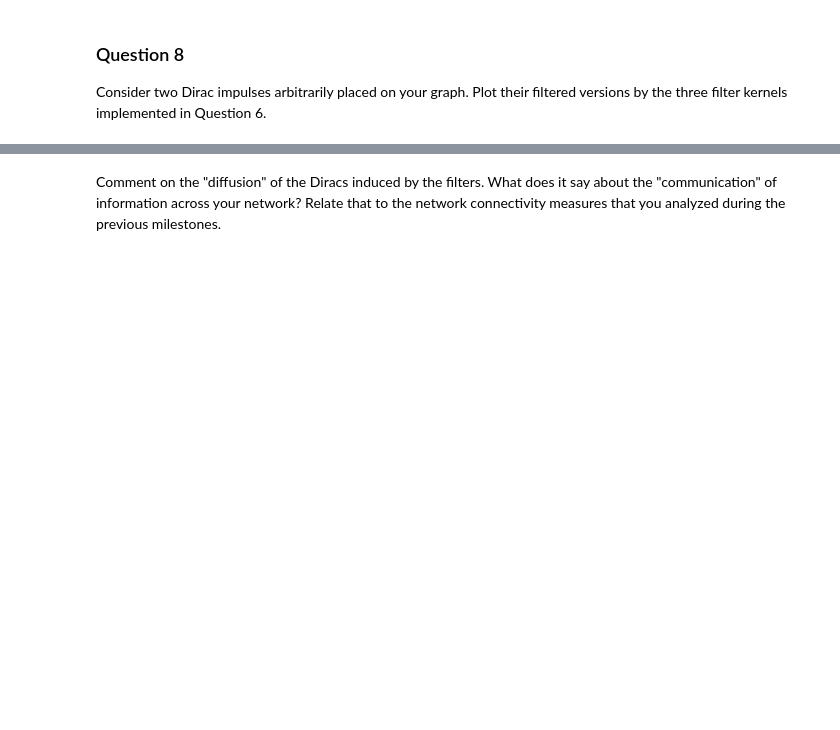
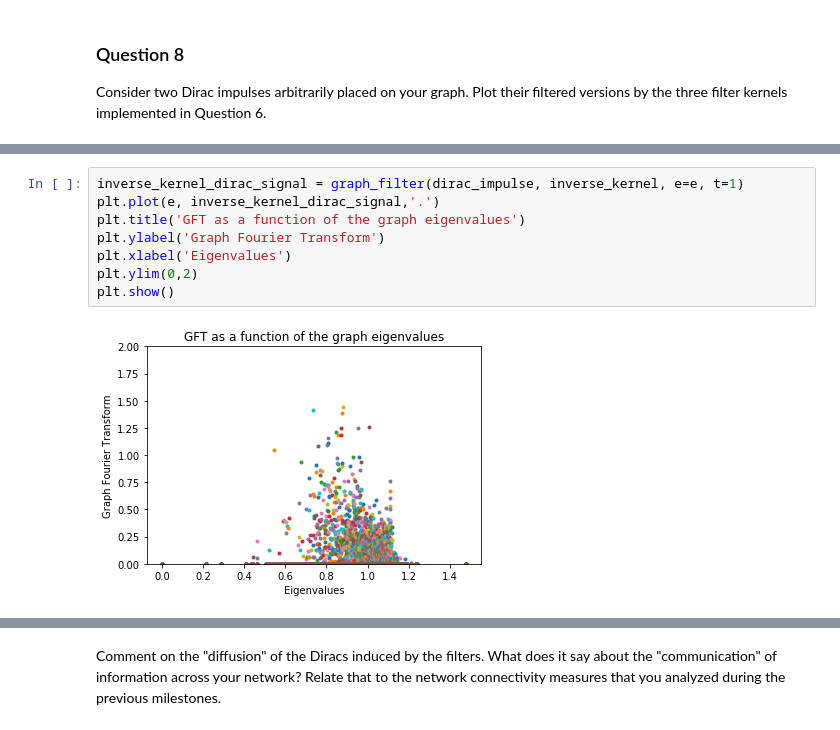
Before and after one commit to othmanbck/ntds_project_2018, a Jupyter notebook: 4_graph_signal_processing.ipynb, the cells around one changed output, grey strips where cells are left out. Cells and saved outputs as stored; diff of their text form; blank space fills up the shorter version.

```diff
--- a/4_graph_signal_processing.ipynb
+++ b/4_graph_signal_processing.ipynb
@@ -339,0 +357,10 @@ Consider two Dirac impulses arbitrarily placed on your graph. Plot their filtere
+# %%
+inverse_kernel_dirac_signal = graph_filter(dirac_impulse, inverse_kernel, e=e, t=1)
+plt.plot(e, inverse_kernel_dirac_signal,'.')
+plt.title('GFT as a function of the graph eigenvalues')
+plt.ylabel('Graph Fourier Transform')
+plt.xlabel('Eigenvalues')
+plt.ylim(0,2)
+plt.show()
+# %% [output]
+[figure, added]
```
Also changed, not shown: parts of 10 cells of this notebook.
